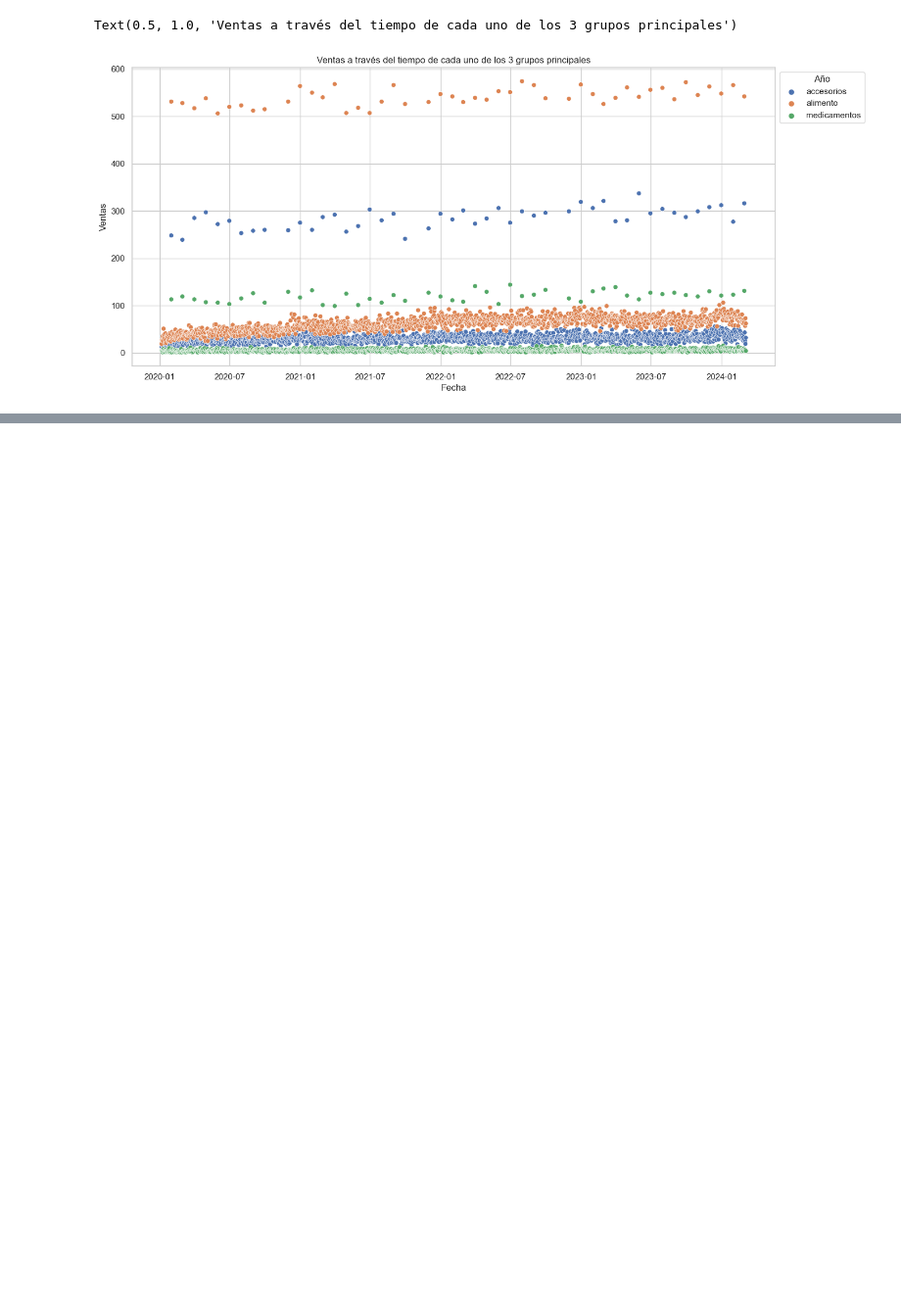
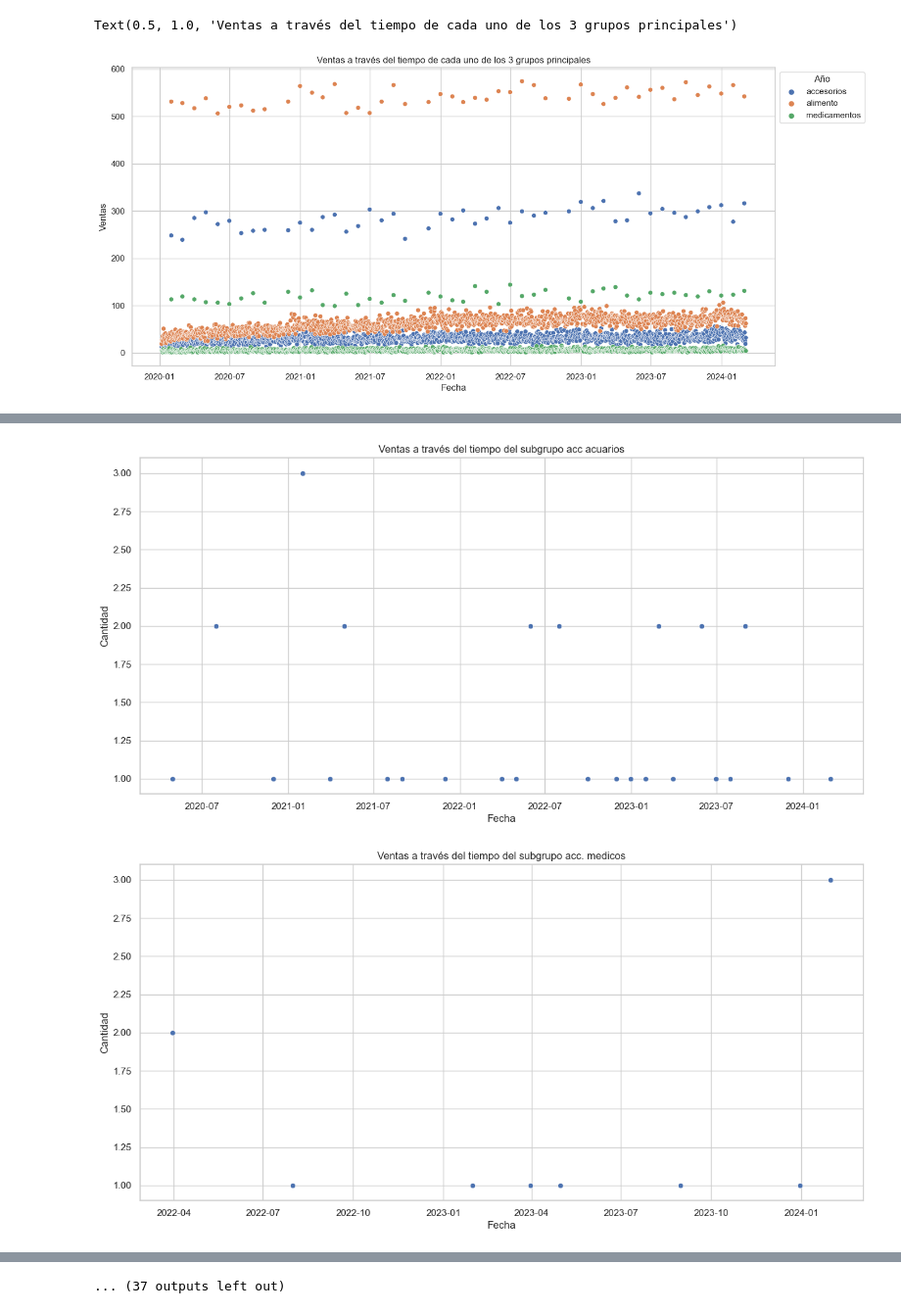
Before and after one commit to yaelcohenk/Capstone, a Jupyter notebook: src/EDA.ipynb, the cells around one changed output, grey strips where cells are left out. Shown at 98% size. Drawn from its saved outputs; the diff is of its cells as text; code cells hidden in the pictures; blank space fills up the shorter version.

Commit message:
Avances en graficar subgrupos

```diff
--- a/src/EDA.ipynb
+++ b/src/EDA.ipynb
@@ -535,0 +524,4 @@ Text(0.5, 1.0, 'Ventas a través del tiempo de cada uno de los 3 grupos principa
+# %%
+database_subcategorias = database.groupby(["description_2", "date"]).size().reset_index()
+database_subcategorias.columns = ["Subcategoría", "Fecha", "Cantidad"]
+database_subcategorias
@@ -535,0 +542,18 @@ Text(0.5, 1.0, 'Ventas a través del tiempo de cada uno de los 3 grupos principa
+# %%
+subcategorias_unicas = database_subcategorias["Subcategoría"].unique()
+# %%
+# Lo que puedo hacer es guardar los gráficos, de ahí ordenarlos según la cantidad de puntos que tenga cada uno y graficar primero los que tienen más puntos
+# Ver quizás también cuando es la última vez y primera vez que se vendió cada uno de los subcategorías
+graficos = list()
+
+for subcategoria in subcategorias_unicas:
+    db_loop = database_subcategorias[database_subcategorias["Subcategoría"].isin([subcategoria])]
+    fig, ax = plt.subplots(figsize=(15, 7))
+    sns.scatterplot(data=db_loop, x="Fecha", y="Cantidad")
+    plt.title(f"Ventas a través del tiempo del subgrupo {subcategoria}")
+    cantidad_puntos = len(db_loop)
+    graficos.append((fig, ax))
+    # plt.show()
+# %% [output]
+[figure, added]
+[figure, added]
@@ -535,0 +570 @@ Text(0.5, 1.0, 'Ventas a través del tiempo de cada uno de los 3 grupos principa
+... (37 outputs left out)
```
Also changed, not shown: parts of 5 cells of this notebook, 1 other file.
